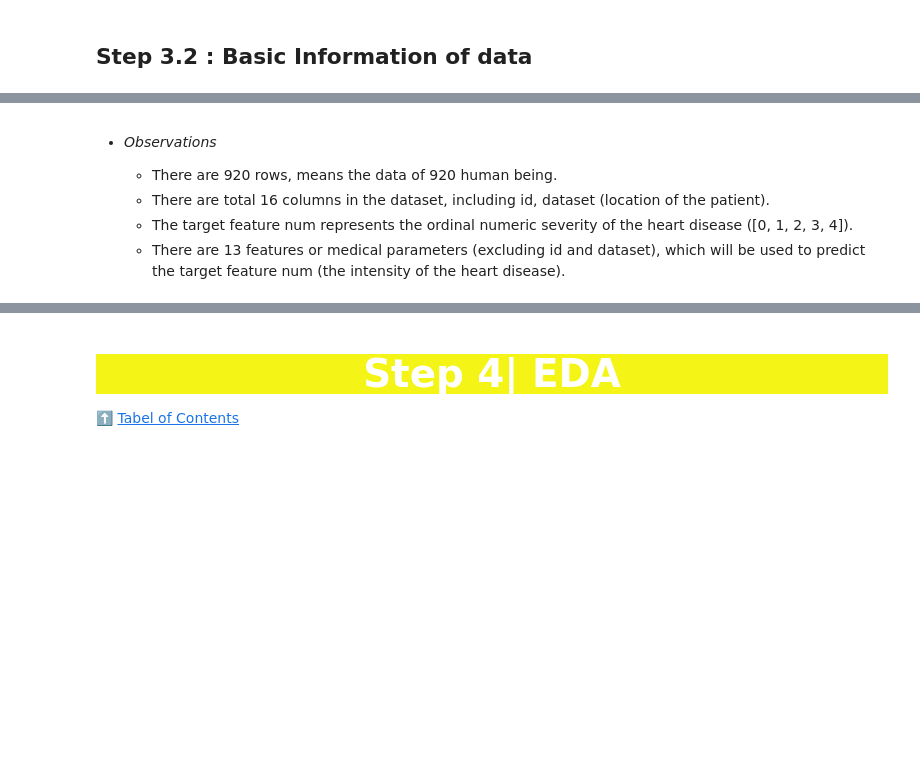
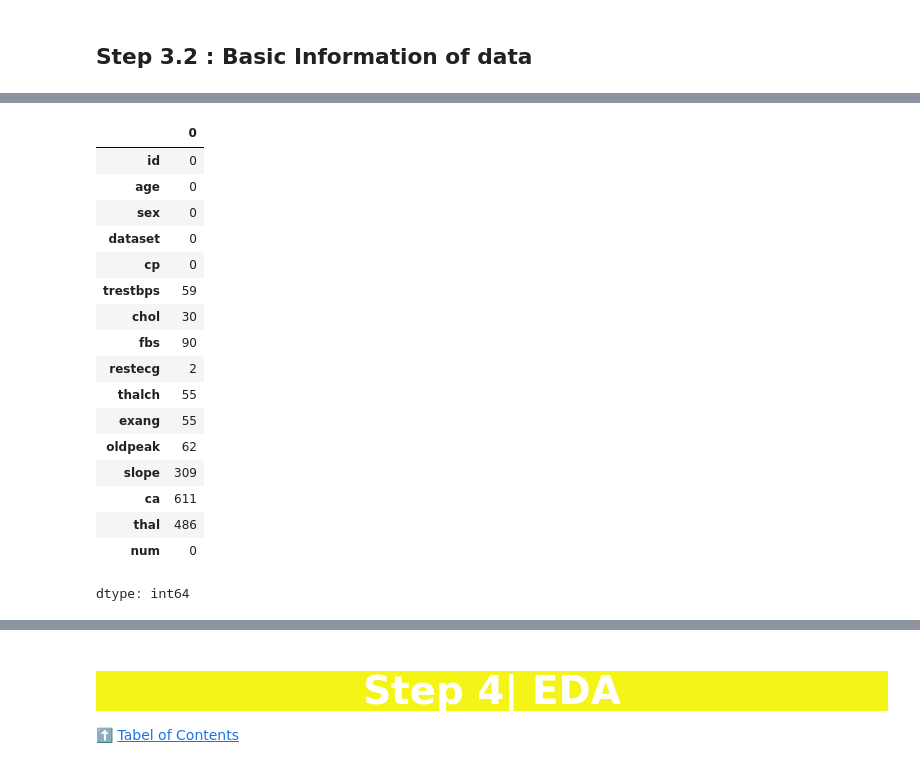
Before and after one commit to JoshOmondi/Heart_disease_DCI, a Jupyter notebook: Heart_Disease_UCI.ipynb, the cells around one changed output, grey strips where cells are left out. Saved outputs shown, nothing was run; the diff lists cells and outputs as text; code cells hidden in the pictures; blank space fills up the shorter version.

```diff
--- a/Heart_Disease_UCI.ipynb
+++ b/Heart_Disease_UCI.ipynb
@@ -135,7 +200,21 @@ df.info()
-# %% [markdown]
-- *Observations*
-
-    - There are 920 rows, means the data of 920 human being.
-    - There are total 16 columns in the dataset, including id, dataset (location of the patient).
-    - The target feature num represents the ordinal numeric severity of the heart disease ([0, 1, 2, 3, 4]).
-    - There are 13 features or medical parameters (excluding id and dataset), which will be used to predict the target feature num (the intensity of the heart disease).
+# %%
+df.isnull().sum()
+# %% [output]
+|  | 0 |
+| id | 0 |
+| age | 0 |
+| sex | 0 |
+| dataset | 0 |
+| cp | 0 |
+| trestbps | 59 |
+| chol | 30 |
+| fbs | 90 |
+| restecg | 2 |
+| thalch | 55 |
+| exang | 55 |
+| oldpeak | 62 |
+| slope | 309 |
+| ca | 611 |
+| thal | 486 |
+| num | 0 |
+dtype: int64
```
Also changed, not shown: parts of 8 cells of this notebook.
